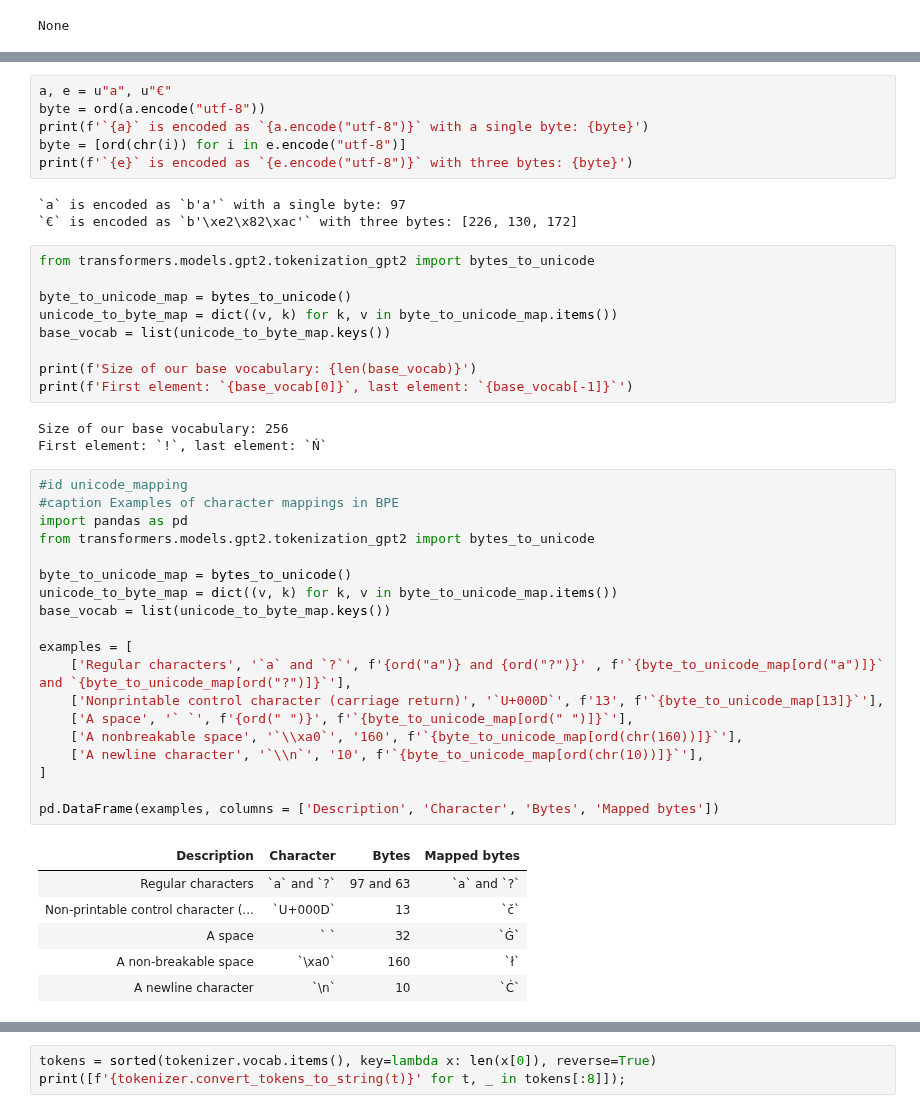
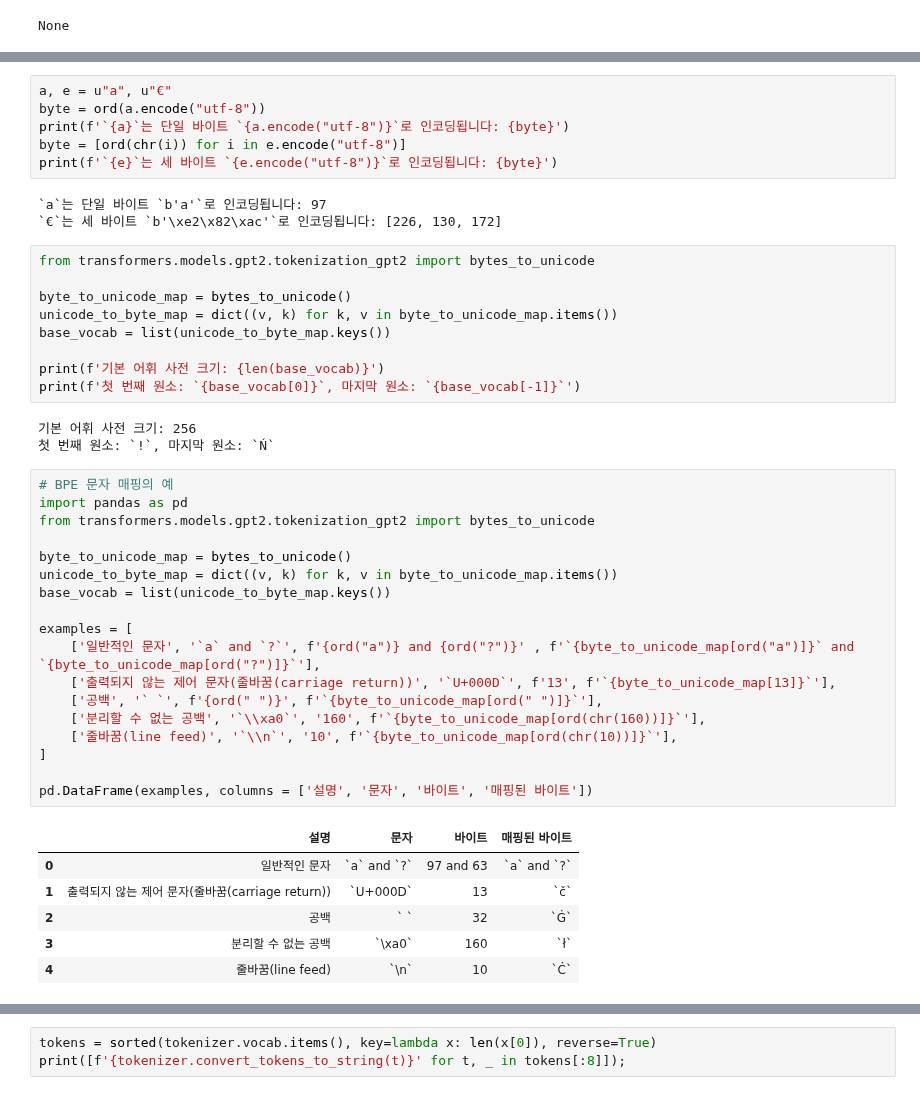
Before and after one commit to rickiepark/nlp-with-transformers, a Jupyter notebook: 10_transformers-from-scratch.ipynb, the cells around one changed output, grey strips where cells are left out. Saved outputs shown, nothing was run; the diff lists cells and outputs as text.

```diff
--- a/10_transformers-from-scratch.ipynb
+++ b/10_transformers-from-scratch.ipynb
@@ -228,12 +217,12 @@ print(tokenizer.backend_tokenizer.pre_tokenizer.pre_tokenize_str(python_code))
 # %%
 a, e = u"a", u"€"
 byte = ord(a.encode("utf-8"))
-print(f'`{a}` is encoded as `{a.encode("utf-8")}` with a single byte: {byte}')
+print(f'`{a}`는 단일 바이트 `{a.encode("utf-8")}`로 인코딩됩니다: {byte}')
 byte = [ord(chr(i)) for i in e.encode("utf-8")]
-print(f'`{e}` is encoded as `{e.encode("utf-8")}` with three bytes: {byte}')
+print(f'`{e}`는 세 바이트 `{e.encode("utf-8")}`로 인코딩됩니다: {byte}')
 # %% [output]
-`a` is encoded as `b'a'` with a single byte: 97
-`€` is encoded as `b'\xe2\x82\xac'` with three bytes: [226, 130, 172]
+`a`는 단일 바이트 `b'a'`로 인코딩됩니다: 97
+`€`는 세 바이트 `b'\xe2\x82\xac'`로 인코딩됩니다: [226, 130, 172]
 # %%
 from transformers.models.gpt2.tokenization_gpt2 import bytes_to_unicode
 
@@ -241,37 +230,36 @@ byte_to_unicode_map = bytes_to_unicode()
 unicode_to_byte_map = dict((v, k) for k, v in byte_to_unicode_map.items())
 base_vocab = list(unicode_to_byte_map.keys())
 
-print(f'Size of our base vocabulary: {len(base_vocab)}')
-print(f'First element: `{base_vocab[0]}`, last element: `{base_vocab[-1]}`')
+print(f'기본 어휘 사전 크기: {len(base_vocab)}')
+print(f'첫 번째 원소: `{base_vocab[0]}`, 마지막 원소: `{base_vocab[-1]}`')
 # %% [output]
-Size of our base vocabulary: 256
-First element: `!`, last element: `Ń`
+기본 어휘 사전 크기: 256
+첫 번째 원소: `!`, 마지막 원소: `Ń`
 # %%
-#id unicode_mapping
-#caption Examples of character mappings in BPE
+# BPE 문자 매핑의 예
 import pandas as pd
 from transformers.models.gpt2.tokenization_gpt2 import bytes_to_unicode
 
 byte_to_unicode_map = bytes_to_unicode()
 unicode_to_byte_map = dict((v, k) for k, v in byte_to_unicode_map.items())
 base_vocab = list(unicode_to_byte_map.keys())
 
 examples = [
-    ['Regular characters', '`a` and `?`', f'{ord("a")} and {ord("?")}' , f'`{byte_to_unicode_map[ord("a")]}` and `{byte_to_unicode_map[ord("?")]}`'],
-    ['Nonprintable control character (carriage return)', '`U+000D`', f'13', f'`{byte_to_unicode_map[13]}`'],
-    ['A space', '` `', f'{ord(" ")}', f'`{byte_to_unicode_map[ord(" ")]}`'],
-    ['A nonbreakable space', '`\\xa0`', '160', f'`{byte_to_unicode_map[ord(chr(160))]}`'],
-    ['A newline character', '`\\n`', '10', f'`{byte_to_unicode_map[ord(chr(10))]}`'],
+    ['일반적인 문자', '`a` and `?`', f'{ord("a")} and {ord("?")}' , f'`{byte_to_unicode_map[ord("a")]}` and `{byte_to_unicode_map[ord("?")]}`'],
+    ['출력되지 않는 제어 문자(줄바꿈(carriage return))', '`U+000D`', f'13', f'`{byte_to_unicode_map[13]}`'],
+    ['공백', '` `', f'{ord(" ")}', f'`{byte_to_unicode_map[ord(" ")]}`'],
+    ['분리할 수 없는 공백', '`\\xa0`', '160', f'`{byte_to_unicode_map[ord(chr(160))]}`'],
+    ['줄바꿈(line feed)', '`\\n`', '10', f'`{byte_to_unicode_map[ord(chr(10))]}`'],
 ]
 
-pd.DataFrame(examples, columns = ['Description', 'Character', 'Bytes', 'Mapped bytes'])
+pd.DataFrame(examples, columns = ['설명', '문자', '바이트', '매핑된 바이트'])
 # %% [output]
-| Description | Character | Bytes | Mapped bytes |
-| Regular characters | `a` and `?` | 97 and 63 | `a` and `?` |
-| Non-printable control character (... | `U+000D` | 13 | `č` |
-| A space | ` ` | 32 | `Ġ` |
-| A non-breakable space | `\xa0` | 160 | `ł` |
-| A newline character | `\n` | 10 | `Ċ` |
+|  | 설명 | 문자 | 바이트 | 매핑된 바이트 |
+| 0 | 일반적인 문자 | `a` and `?` | 97 and 63 | `a` and `?` |
+| 1 | 출력되지 않는 제어 문자(줄바꿈(carriage return)) | `U+000D` | 13 | `č` |
+| 2 | 공백 | ` ` | 32 | `Ġ` |
+| 3 | 분리할 수 없는 공백 | `\xa0` | 160 | `ł` |
+| 4 | 줄바꿈(line feed) | `\n` | 10 | `Ċ` |
 # %%
 print(tokenizer.backend_tokenizer.pre_tokenizer.pre_tokenize_str(python_code))
 # %% [output]
```
Also changed, not shown: parts of 30 cells of this notebook.
